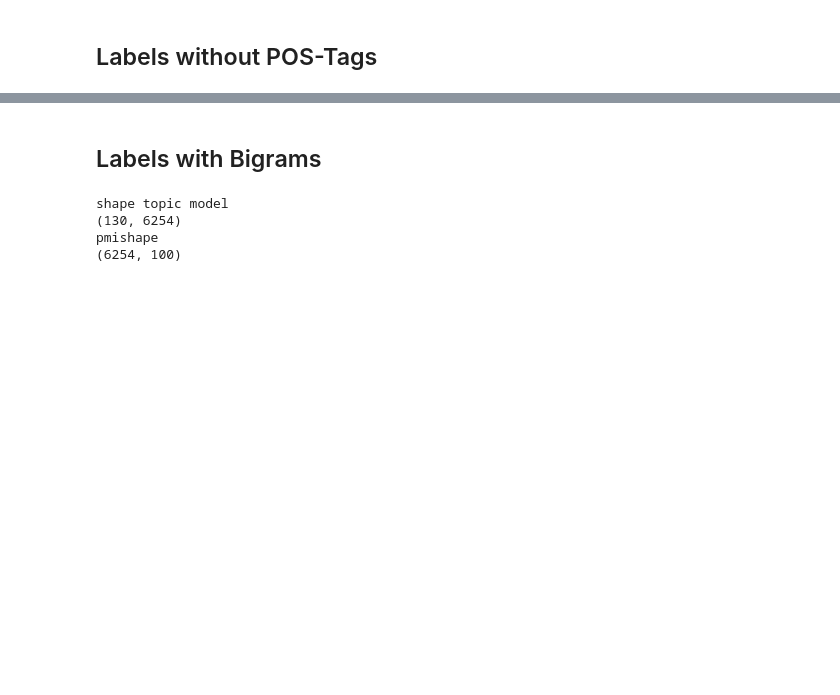
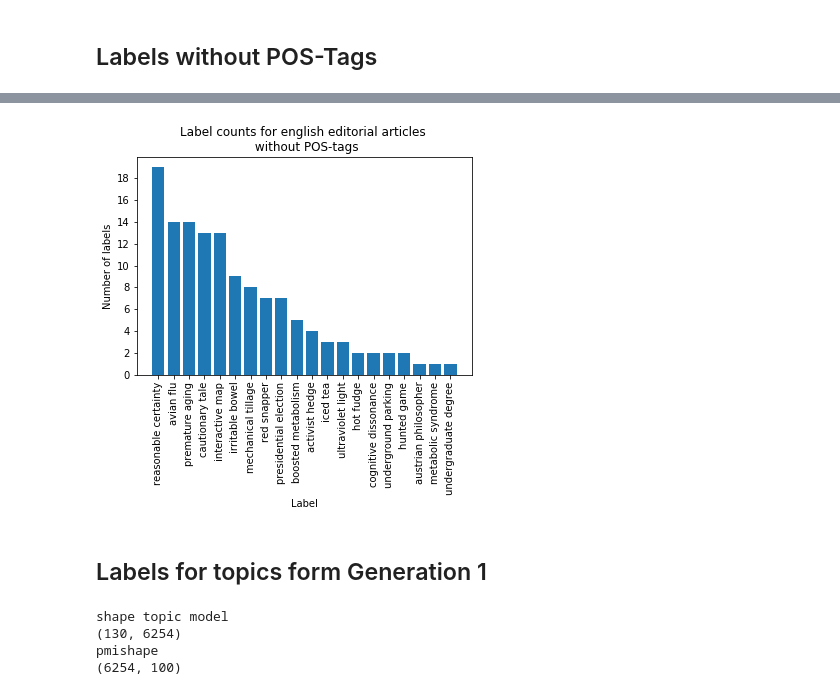
Before and after one commit to ga65duy/Topic-Modeling, a Jupyter notebook: notebooks/automatic_topic_labeling_withPosTaggs/ATL_English_Editorial_lda.ipynb, the cells around one changed output, grey strips where cells are left out. Cells and saved outputs as stored; diff of their text form; code cells hidden in the pictures; blank space fills up the shorter version.

```diff
--- a/notebooks/automatic_topic_labeling_withPosTaggs/ATL_English_Editorial_lda.ipynb
+++ b/notebooks/automatic_topic_labeling_withPosTaggs/ATL_English_Editorial_lda.ipynb
@@ -113,5 +190,9 @@ pmishape
-# %% [markdown]
-## Labels with Bigrams
+# %%
+lc.plot_label_counts(df_pos, "label","ohne_POS",lc.wordcount_scor, "english editorial articles \n without POS-tags",sort=True)
+# %% [output]
+[figure, added]
+# %% [markdown]
+## Labels for topics form Generation 1
 # %%
 article_data_bi = dl.get_articles_by_type("english", "editorial", merge_tokens=False, kind="with_2bigrams")
 article_texts_bi = article_data_bi["article_texts"]
```
Also changed, not shown: parts of 16 cells of this notebook, 9 other files.
